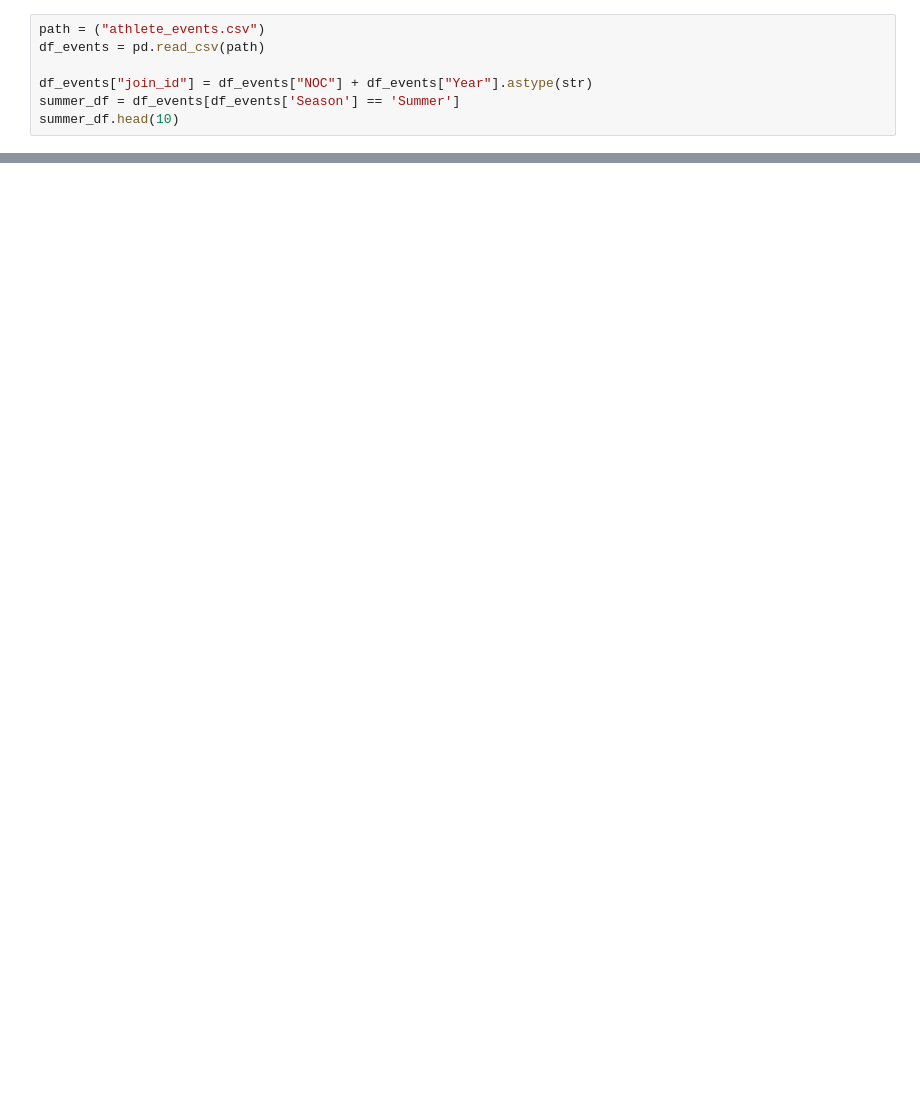
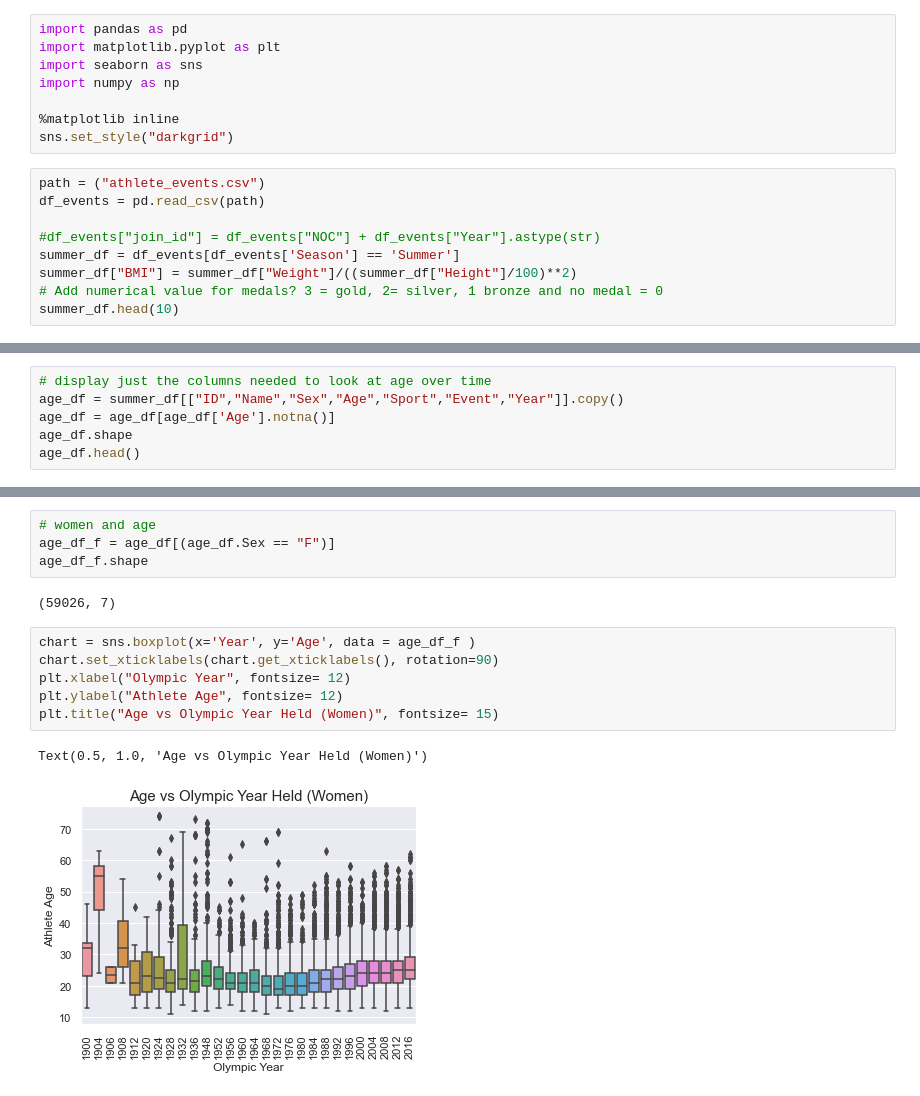
Before and after one commit to eugkik/Project1, a Jupyter notebook: Project1.ipynb, the cells around one changed output, grey strips where cells are left out. Drawn from its saved outputs; the diff is of its cells as text; blank space fills up the shorter version.

```diff
--- a/Project1.ipynb
+++ b/Project1.ipynb
@@ -3,8 +1,18 @@ import pandas as pd
+# %%
+import pandas as pd
+import matplotlib.pyplot as plt
+import seaborn as sns
+import numpy as np
+
+%matplotlib inline
+sns.set_style("darkgrid")
 # %%
 path = ("athlete_events.csv")
 df_events = pd.read_csv(path)
 
-df_events["join_id"] = df_events["NOC"] + df_events["Year"].astype(str)
+#df_events["join_id"] = df_events["NOC"] + df_events["Year"].astype(str)
 summer_df = df_events[df_events['Season'] == 'Summer']
+summer_df["BMI"] = summer_df["Weight"]/((summer_df["Height"]/100)**2)
+# Add numerical value for medals? 3 = gold, 2= silver, 1 bronze and no medal = 0
 summer_df.head(10)
 # %% [output]
@@ -52,0 +35,6 @@ merge_df.to_csv("output/merged_data.csv", index=False, header=True)
+# %%
+# display just the columns needed to look at age over time
+age_df = summer_df[["ID","Name","Sex","Age","Sport","Event","Year"]].copy()
+age_df = age_df[age_df['Age'].notna()]
+age_df.shape
+age_df.head()
@@ -52,0 +48,15 @@ merge_df.to_csv("output/merged_data.csv", index=False, header=True)
+# %%
+# women and age
+age_df_f = age_df[(age_df.Sex == "F")]
+age_df_f.shape
+# %% [output]
+(59026, 7)
+# %%
+chart = sns.boxplot(x='Year', y='Age', data = age_df_f )
+chart.set_xticklabels(chart.get_xticklabels(), rotation=90)
+plt.xlabel("Olympic Year", fontsize= 12)
+plt.ylabel("Athlete Age", fontsize= 12)
+plt.title("Age vs Olympic Year Held (Women)", fontsize= 15)
+# %% [output]
+Text(0.5, 1.0, 'Age vs Olympic Year Held (Women)')
+[figure, added]
```
Also changed, not shown: parts of 15 cells of this notebook.
